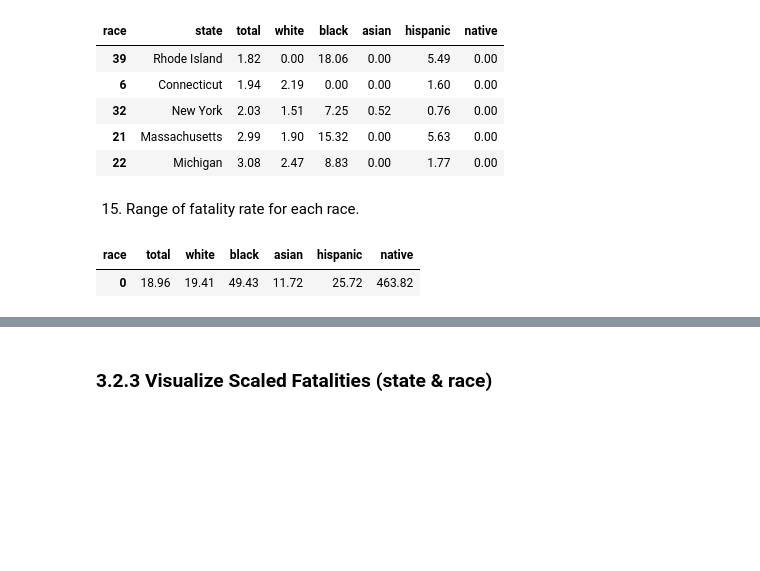
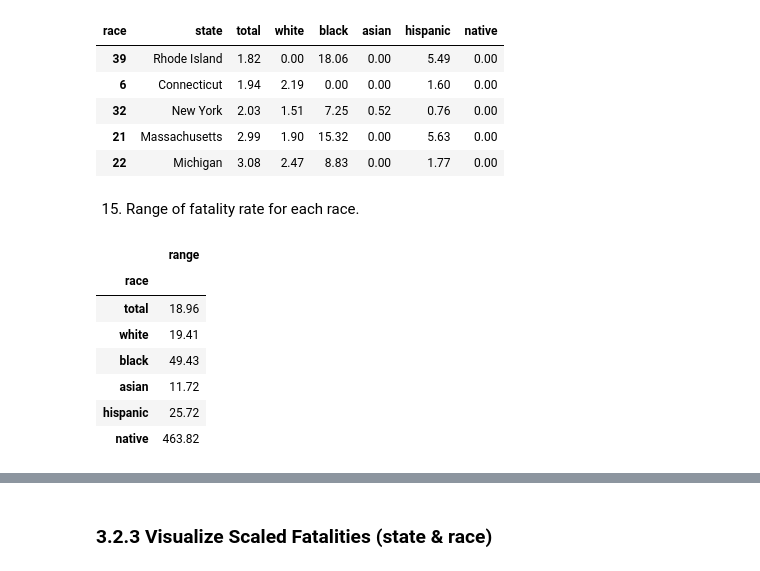
Before and after one commit to CelineChiLamNg/fatal_police_shootings, a Jupyter notebook: FatalPoliceShootings.ipynb, the cells around one changed output, grey strips where cells are left out. Saved outputs shown, nothing was run; the diff lists cells and outputs as text; code cells hidden in the pictures; blank space fills up the shorter version.

```diff
--- a/FatalPoliceShootings.ipynb
+++ b/FatalPoliceShootings.ipynb
@@ -1063,15 +1050,22 @@ last5
 # %% [markdown]
 15. Range of fatality rate for each race.
 # %%
-fatality_range = pd.DataFrame(columns=shootings_scaled_by_population.columns[1:])
+fatality_range = pd.DataFrame(index=shootings_scaled_by_population
+                              .columns[1:], columns=["range"])
 
 for column in shootings_scaled_by_population.columns[1:]:
     max_value = shootings_scaled_by_population[column].max()
     min_value = shootings_scaled_by_population[column].min()
-    fatality_range.at[0, column] = max_value - min_value
+    fatality_range.loc[column, "range"] = max_value - min_value
 
 fatality_range
 # %% [output]
-| race | total | white | black | asian | hispanic | native |
-| 0 | 18.96 | 19.41 | 49.43 | 11.72 | 25.72 | 463.82 |
+|  | range |
+| race |  |
+| total | 18.96 |
+| white | 19.41 |
+| black | 49.43 |
+| asian | 11.72 |
+| hispanic | 25.72 |
+| native | 463.82 |
 # %%
```
Also changed, not shown: parts of 10 cells of this notebook, 1 other file.
